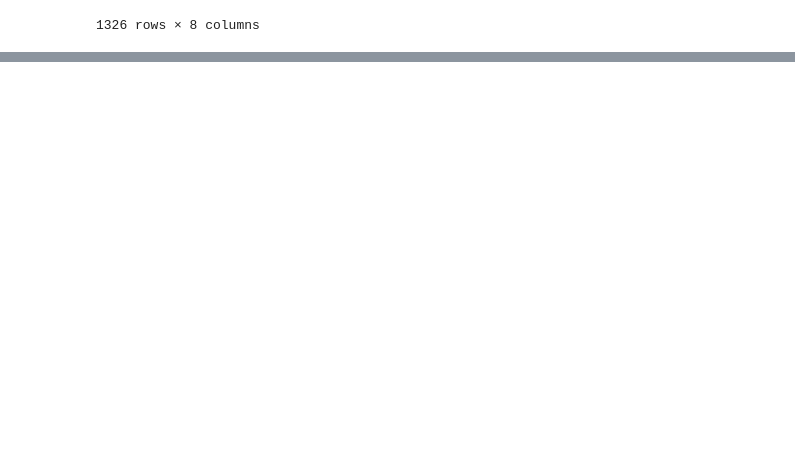
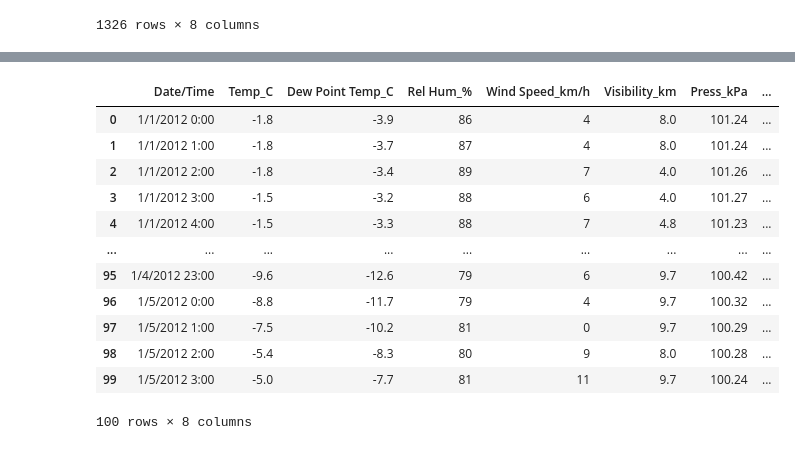
Before and after one commit to GilangPradnyana/UDEMY_PYTHON, a Jupyter notebook: PROJECT/MATPLOTLIB/weather.ipynb, the cells around one changed output, grey strips where cells are left out. Cells and saved outputs as stored; diff of their text form; code cells hidden in the pictures; blank space fills up the shorter version.

```diff
--- a/PROJECT/MATPLOTLIB/weather.ipynb
+++ b/PROJECT/MATPLOTLIB/weather.ipynb
@@ -198,0 +339,17 @@ data[data.Weather == "Clear"]
+# %%
+# Find the instance when "Wind Speard above 24" and "Visibility is 25"
+data.head(100)
+# %% [output]
+|  | Date/Time | Temp_C | Dew Point Temp_C | Rel Hum_% | Wind Speed_km/h | Visibility_km | Press_kPa | ... |
+| 0 | 1/1/2012 0:00 | -1.8 | -3.9 | 86 | 4 | 8.0 | 101.24 | ... |
+| 1 | 1/1/2012 1:00 | -1.8 | -3.7 | 87 | 4 | 8.0 | 101.24 | ... |
+| 2 | 1/1/2012 2:00 | -1.8 | -3.4 | 89 | 7 | 4.0 | 101.26 | ... |
+| 3 | 1/1/2012 3:00 | -1.5 | -3.2 | 88 | 6 | 4.0 | 101.27 | ... |
+| 4 | 1/1/2012 4:00 | -1.5 | -3.3 | 88 | 7 | 4.8 | 101.23 | ... |
+| ... | ... | ... | ... | ... | ... | ... | ... | ... |
+| 95 | 1/4/2012 23:00 | -9.6 | -12.6 | 79 | 6 | 9.7 | 100.42 | ... |
+| 96 | 1/5/2012 0:00 | -8.8 | -11.7 | 79 | 4 | 9.7 | 100.32 | ... |
+| 97 | 1/5/2012 1:00 | -7.5 | -10.2 | 81 | 0 | 9.7 | 100.29 | ... |
+| 98 | 1/5/2012 2:00 | -5.4 | -8.3 | 80 | 9 | 8.0 | 100.28 | ... |
+| 99 | 1/5/2012 3:00 | -5.0 | -7.7 | 81 | 11 | 9.7 | 100.24 | ... |
+100 rows × 8 columns
```
Also changed, not shown: parts of 11 cells of this notebook.
